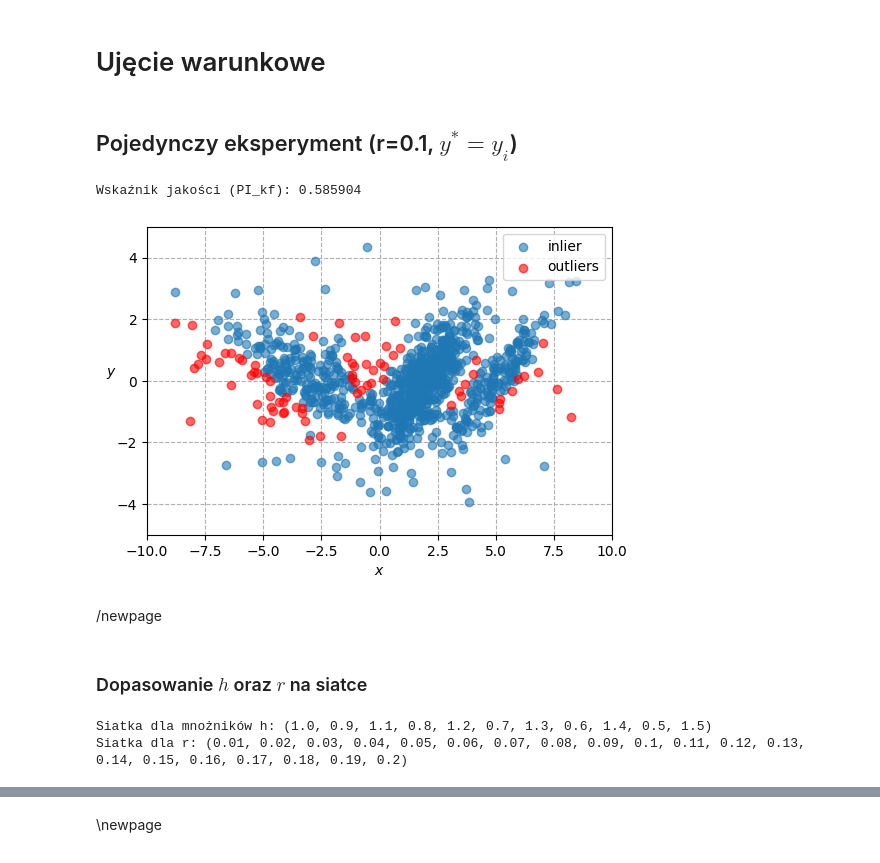
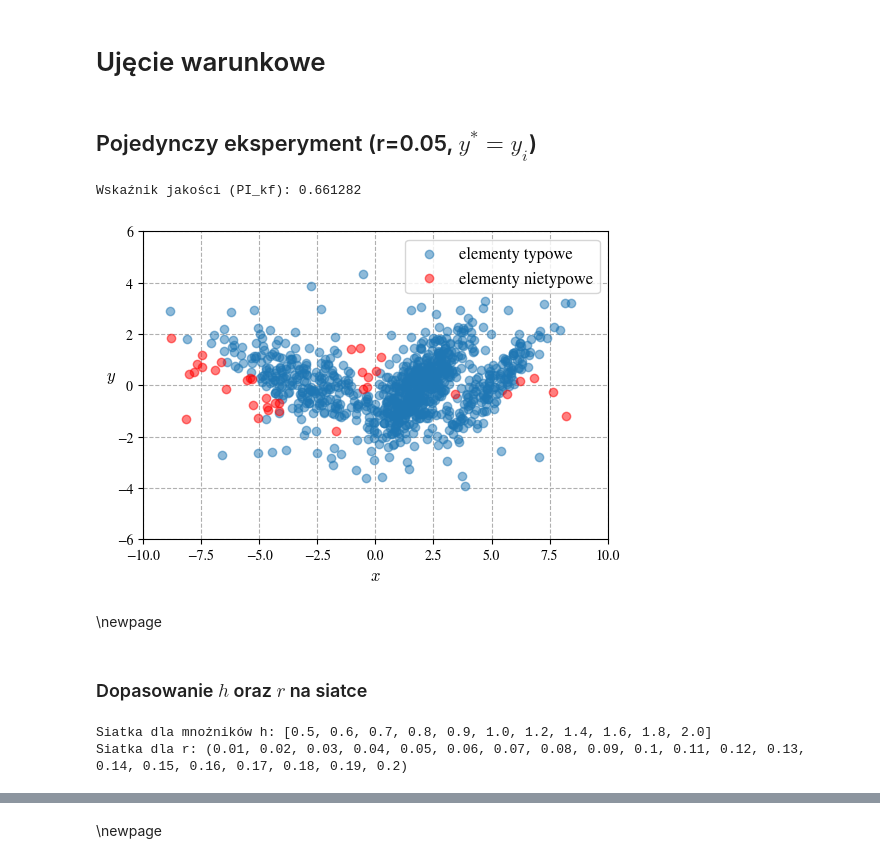
Before and after one commit to krystianfranus/kde-learn, a Jupyter notebook: notebooks/synthetic_dataset_outliers.ipynb, the cells around one changed output, grey strips where cells are left out. Cells and saved outputs as stored; diff of their text form; code cells hidden in the pictures.

```diff
--- a/notebooks/synthetic_dataset_outliers.ipynb
+++ b/notebooks/synthetic_dataset_outliers.ipynb
@@ -15,3 +20,8 @@ from kdelearn.metrics import pi_kf
+# %%
+import matplotlib
+
+matplotlib.rcParams["mathtext.fontset"] = "cm"  # computer modern (latex default style)
+matplotlib.rcParams["font.family"] = "STIXGeneral"
 # %% [markdown]
 # Dane
 # %% [markdown]
@@ -115,7 +125,7 @@ Uwaga: Dane z 4 członu to traktowane są jako szum
 np.random.seed(1)
 
 # Data
-n_experiments = 2  # 100
+n_experiments = 100
 m_train = 1000
 n_x, n_y = 1, 1
 
@@ -164,17 +174,18 @@ y_train = z_train[:, :, [1]]
 
 
 # Plot
-plt.figure(figsize=(6, 4))
+plt.figure(figsize=(6, 4), dpi=100)
 
-plt.scatter(x_train[0, -m_train4:], y_train[0, -m_train4:], facecolors="none", edgecolors="red", zorder=2, alpha=0.8)
-plt.scatter(x_train[0, :m_train1], y_train[0, :m_train1], facecolors="none", edgecolors="cornflowerblue", zorder=2, alpha=0.8)
-plt.scatter(x_train[0, m_train1:m_train1+m_train2], y_train[0, m_train1:m_train1+m_train2], facecolors="none", edgecolors="goldenrod", zorder=2, alpha=0.8)
-plt.scatter(x_train[0, m_train1+m_train2:m_train1+m_train2+m_train3], y_train[0, m_train1+m_train2:m_train1+m_train2+m_train3], facecolors="none", edgecolors="mediumseagreen", zorder=2, alpha=0.8)
+plt.scatter(x_train[0, -m_train4:], y_train[0, -m_train4:], c="red", zorder=2, alpha=0.5)
+plt.scatter(x_train[0, :m_train1], y_train[0, :m_train1], c="cornflowerblue", zorder=2, alpha=0.5)
+plt.scatter(x_train[0, m_train1:m_train1+m_train2], y_train[0, m_train1:m_train1+m_train2], c="goldenrod", zorder=2, alpha=0.5)
+plt.scatter(x_train[0, m_train1+m_train2:m_train1+m_train2+m_train3], y_train[0, m_train1+m_train2:m_train1+m_train2+m_train3], c="mediumseagreen", zorder=2, alpha=0.5)
 
 plt.xlim(-10, 10)
-plt.ylim(-5, 5)
-plt.xlabel("$x$")
-plt.ylabel("$y$", rotation=0)
+plt.ylim(-6, 6)
+plt.xlabel("$x$", fontsize=12)
+plt.ylabel("$y$", rotation=0, fontsize=12)
 plt.grid(linestyle="--")
+# plt.savefig("synthetic_data.pdf", format="pdf", bbox_inches="tight")
 plt.show()
 # %% [output]
@@ -336,7 +360,7 @@ Wskaźnik jakości dla 2 eksperymentów (pi_kf): 0.298837 +- 0.028949
 # %% [markdown]
 # Ujęcie warunkowe
 # %% [markdown]
-## Pojedynczy eksperyment (r=0.1, $y^* = y_i$)
+## Pojedynczy eksperyment (r=0.05, $y^* = y_i$)
 # %%
 labels_pred = np.empty(m_train, dtype=np.int32)
 scores = np.empty(m_train)
@@ -345,7 +369,7 @@ for i in range(m_train):
     ckde_outlier_detector = CKDEOutliersDetection().fit(x_train[0], y_train[0], y_train[0, i],
                                                         bandwidth_x=bandwidth_x[0],
                                                         bandwidth_y=bandwidth_y[0],
-                                                        r=0.1)
+                                                        r=0.05)
     labels_pred[i] = ckde_outlier_detector.predict(x_train[0, [i]])
 
     scores[i] = ckde_outlier_detector.ckde.pdf(x_train[0, [i]])
@@ -360,35 +384,41 @@ scores_in = np.sort(scores[inliers])[:n_outliers]
 metric = np.sum(scores_out) / np.sum(scores_in)
 print(f"Wskaźnik jakości (PI_kf): {metric:.6f}")
 # %% [output]
-Wskaźnik jakości (PI_kf): 0.585904
+Wskaźnik jakości (PI_kf): 0.661282
 # %%
-plt.figure(figsize=(6, 4))
+plt.figure(figsize=(6, 4), dpi=100)
 
-plt.scatter(x_train[0, labels_pred==0], y_train[0, labels_pred==0], zorder=2, alpha=0.6, label="inlier")
-plt.scatter(x_train[0, labels_pred==1], y_train[0, labels_pred==1], zorder=2, alpha=0.6, c="red", label="outliers")
+plt.scatter(x_train[0, labels_pred==0], y_train[0, labels_pred==0], zorder=2, alpha=0.5, label="elementy typowe")
+plt.scatter(x_train[0, labels_pred==1], y_train[0, labels_pred==1], zorder=2, alpha=0.5, c="red", label="elementy nietypowe")
 
-plt.legend()
-plt.xlabel("$x$")
-plt.ylabel("$y$", rotation=0)
+plt.legend(fontsize=12)
+plt.xlabel("$x$", fontsize=12)
+plt.ylabel("$y$", rotation=0, fontsize=12)
 plt.xlim(-10, 10)
-plt.ylim(-5, 5)
+plt.ylim(-6, 6)
 plt.grid(linestyle="--")
+# plt.savefig("synthetic_data_outliers_ckde.pdf", format="pdf", bbox_inches="tight")
 plt.show()
 # %% [output]
-[figure, old version]
+[figure, new version]
 # %% [markdown]
-/newpage
+\newpage
 # %% [markdown]
 ### Dopasowanie $h$ oraz $r$ na siatce
 # %%
-h_mul_grid = (1.0, 0.9, 1.1, 0.8, 1.2, 0.7, 1.3, 0.6, 1.4, 0.5, 1.5)
+# h_mul_grid = (1.0, 0.75, 1.25, 0.5, 1.5)
+h_mul_grid = (1.0, 0.9, 1.2, 0.8, 1.4, 0.7, 1.6, 0.6, 1.8, 0.5, 2.0)
 r_grid = (0.01, 0.02, 0.03, 0.04, 0.05, 0.06, 0.07, 0.08, 0.09, 0.1,
           0.11, 0.12, 0.13, 0.14, 0.15, 0.16, 0.17, 0.18, 0.19, 0.2)
 
-print(f"Siatka dla mnożników h: {h_mul_grid}")
+# h_mul_grid = (1.0, 0.9, 1.1, 0.8, 1.2, 0.7, 1.3, 0.6, 1.4, 0.5, 1.5)
+# r_grid = (0.01, 0.02, 0.03, 0.04, 0.05, 0.06, 0.07, 0.08, 0.09, 0.1,
+#           0.11, 0.12, 0.13, 0.14, 0.15, 0.16, 0.17, 0.18, 0.19, 0.2)
+
+print(f"Siatka dla mnożników h: {sorted(h_mul_grid)}")
 print(f"Siatka dla r: {r_grid}")
 # %% [output]
-Siatka dla mnożników h: (1.0, 0.9, 1.1, 0.8, 1.2, 0.7, 1.3, 0.6, 1.4, 0.5, 1.5)
+Siatka dla mnożników h: [0.5, 0.6, 0.7, 0.8, 0.9, 1.0, 1.2, 1.4, 1.6, 1.8, 2.0]
 Siatka dla r: (0.01, 0.02, 0.03, 0.04, 0.05, 0.06, 0.07, 0.08, 0.09, 0.1, 0.11, 0.12, 0.13, 0.14, 0.15, 0.16, 0.17, 0.18, 0.19, 0.2)
 # %%
 best_metric = np.inf
```
Also changed, not shown: parts of 40 cells of this notebook, 49 other files.
